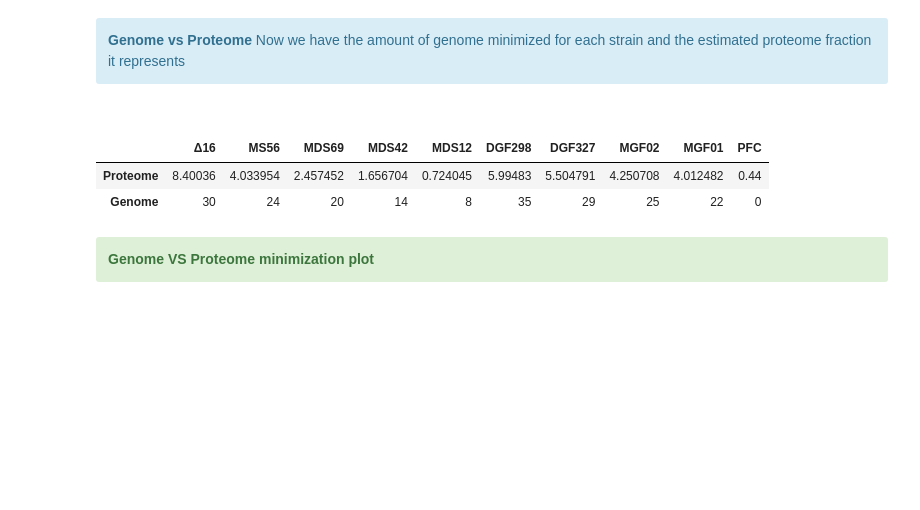
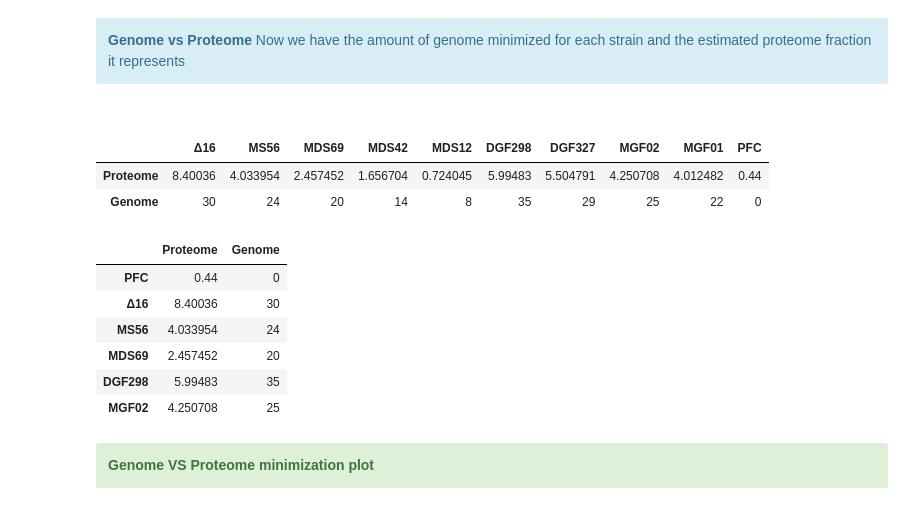
Before and after one commit to utrillalab/Cell_Resource_Minimization_Strategies, a Jupyter notebook: src/Genome_vs_proteome.ipynb, the cells around one changed output. Cells and saved outputs as stored; diff of their text form; code cells hidden in the pictures; blank space fills up the shorter version.

```diff
--- a/src/Genome_vs_proteome.ipynb
+++ b/src/Genome_vs_proteome.ipynb
@@ -398,5 +400,15 @@ prot_vs_genome.transpose()
 # %%
 filt_prot_vs_genome = prot_vs_genome.loc[[ 'PFC' , 'Δ16', 'MS56', 'MDS69', 'DGF298', 'MGF02'],:]
+# %%
+filt_prot_vs_genome
+# %% [output]
+|  | Proteome | Genome |
+| PFC | 0.44 | 0 |
+| Δ16 | 8.40036 | 30 |
+| MS56 | 4.033954 | 24 |
+| MDS69 | 2.457452 | 20 |
+| DGF298 | 5.99483 | 35 |
+| MGF02 | 4.250708 | 25 |
 # %% [markdown]
 <div class="alert alert-block alert-success">
 <b>Genome VS Proteome minimization plot</b>
```
Also changed, not shown: parts of 1 cell of this notebook, 1 other file.
